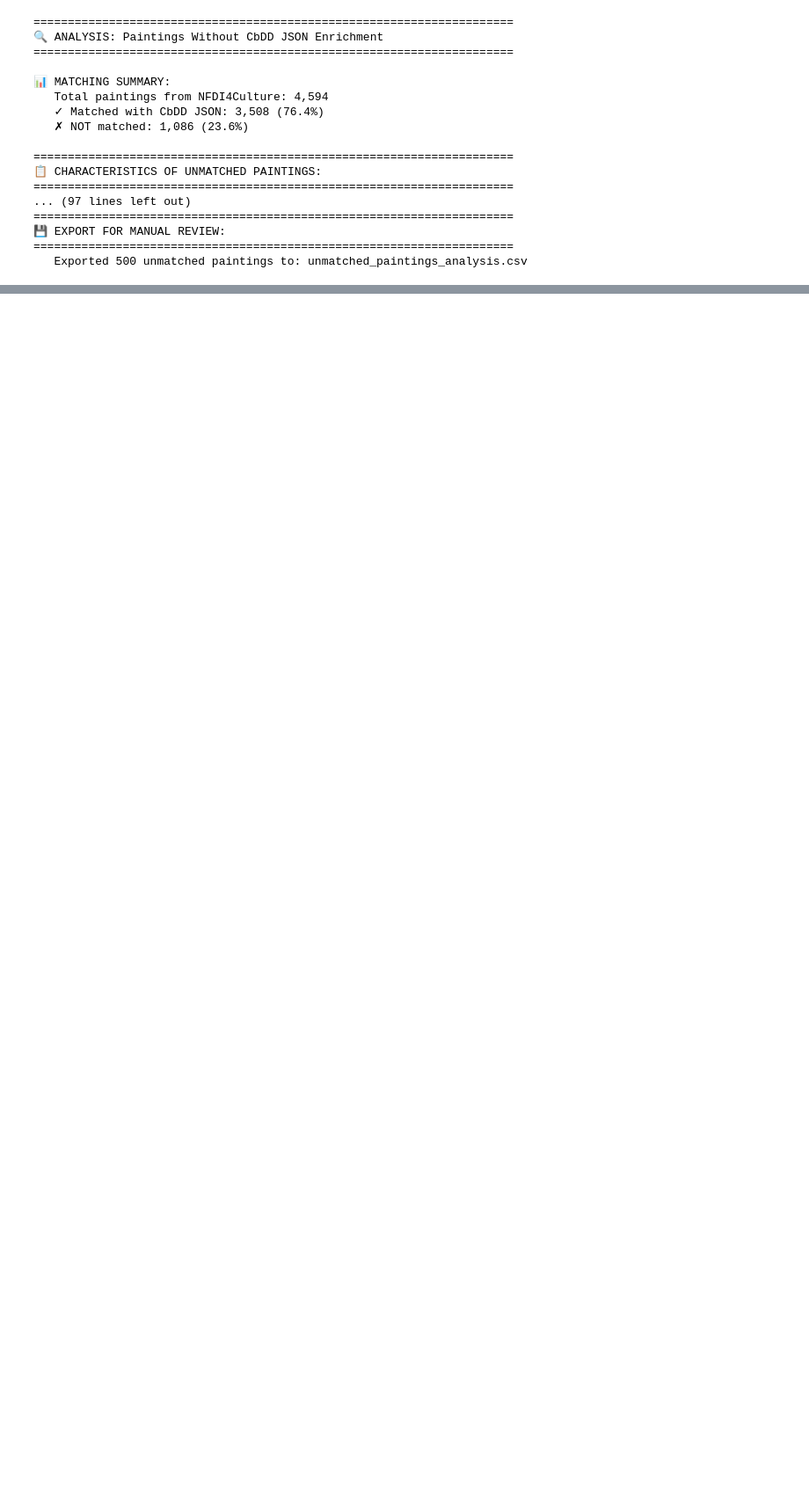
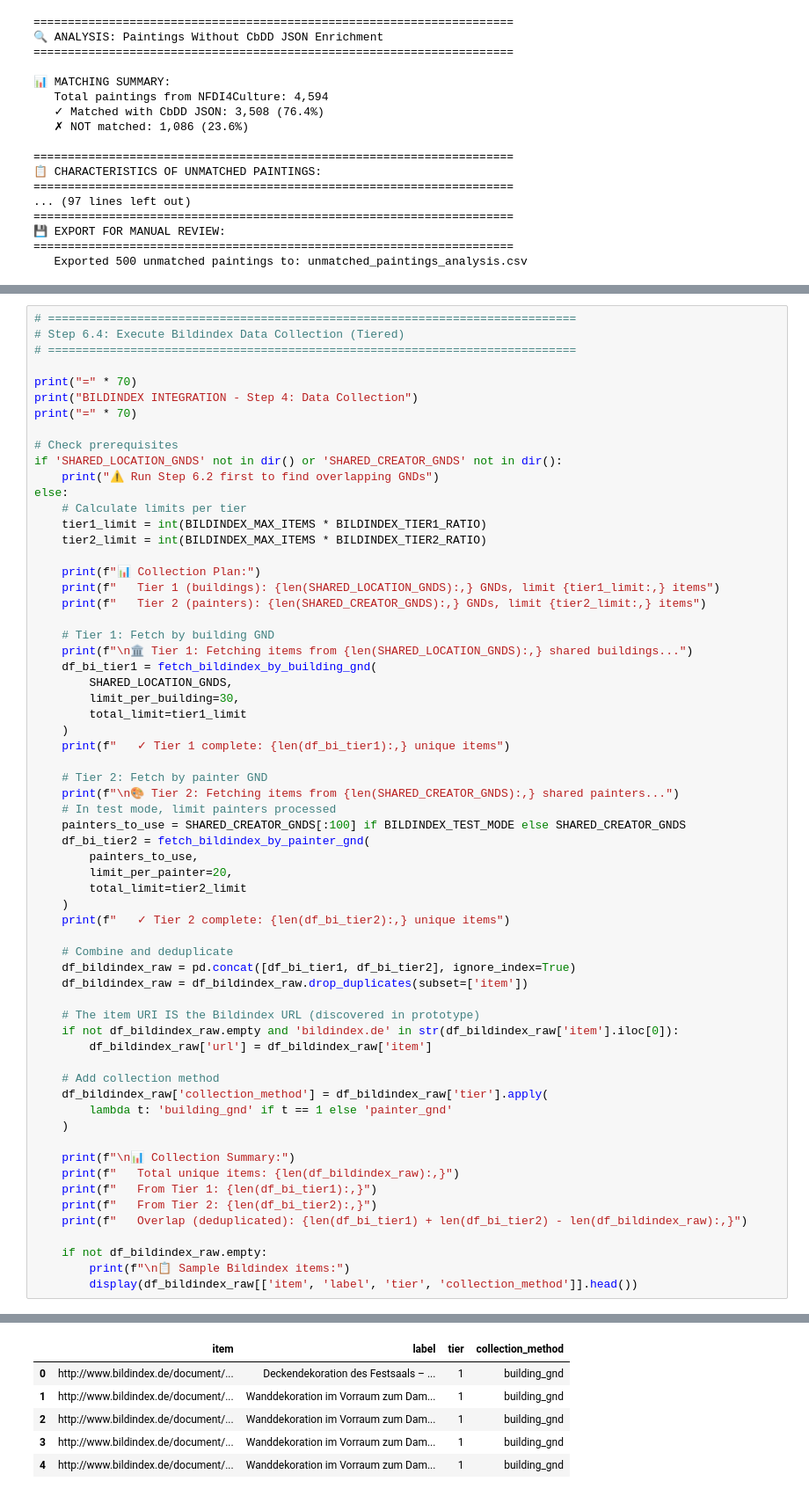
Before and after one commit to ThanosDrossos/DataStories, a Jupyter notebook: DataStory_Baroque.ipynb, the cells around one changed output, grey strips where cells are left out. Shown at 88% size. Saved outputs shown, nothing was run; the diff lists cells and outputs as text; blank space fills up the shorter version.

```diff
--- a/DataStory_Baroque.ipynb
+++ b/DataStory_Baroque.ipynb
@@ -4578,0 +5032,64 @@ else:
+# %%
+# =============================================================================
+# Step 6.4: Execute Bildindex Data Collection (Tiered)
+# =============================================================================
+
+print("=" * 70)
+print("BILDINDEX INTEGRATION - Step 4: Data Collection")
+print("=" * 70)
+
+# Check prerequisites
+if 'SHARED_LOCATION_GNDS' not in dir() or 'SHARED_CREATOR_GNDS' not in dir():
+    print("⚠ Run Step 6.2 first to find overlapping GNDs")
+else:
+    # Calculate limits per tier
+    tier1_limit = int(BILDINDEX_MAX_ITEMS * BILDINDEX_TIER1_RATIO)
+    tier2_limit = int(BILDINDEX_MAX_ITEMS * BILDINDEX_TIER2_RATIO)
+
+    print(f"📊 Collection Plan:")
+    print(f"   Tier 1 (buildings): {len(SHARED_LOCATION_GNDS):,} GNDs, limit {tier1_limit:,} items")
+    print(f"   Tier 2 (painters): {len(SHARED_CREATOR_GNDS):,} GNDs, limit {tier2_limit:,} items")
+
+    # Tier 1: Fetch by building GND
+    print(f"\n🏛️ Tier 1: Fetching items from {len(SHARED_LOCATION_GNDS):,} shared buildings...")
+    df_bi_tier1 = fetch_bildindex_by_building_gnd(
+        SHARED_LOCATION_GNDS,
+        limit_per_building=30,
+        total_limit=tier1_limit
+    )
+    print(f"   ✓ Tier 1 complete: {len(df_bi_tier1):,} unique items")
+
+    # Tier 2: Fetch by painter GND
+    print(f"\n🎨 Tier 2: Fetching items from {len(SHARED_CREATOR_GNDS):,} shared painters...")
+    # In test mode, limit painters processed
+    painters_to_use = SHARED_CREATOR_GNDS[:100] if BILDINDEX_TEST_MODE else SHARED_CREATOR_GNDS
+    df_bi_tier2 = fetch_bildindex_by_painter_gnd(
+        painters_to_use,
+        limit_per_painter=20,
+        total_limit=tier2_limit
+    )
+    print(f"   ✓ Tier 2 complete: {len(df_bi_tier2):,} unique items")
+
+    # Combine and deduplicate
+    df_bildindex_raw = pd.concat([df_bi_tier1, df_bi_tier2], ignore_index=True)
+    df_bildindex_raw = df_bildindex_raw.drop_duplicates(subset=['item'])
+
+    # The item URI IS the Bildindex URL (discovered in prototype)
+    if not df_bildindex_raw.empty and 'bildindex.de' in str(df_bildindex_raw['item'].iloc[0]):
+        df_bildindex_raw['url'] = df_bildindex_raw['item']
+
+    # Add collection method
+    df_bildindex_raw['collection_method'] = df_bildindex_raw['tier'].apply(
+        lambda t: 'building_gnd' if t == 1 else 'painter_gnd'
+    )
+
+    print(f"\n📊 Collection Summary:")
+    print(f"   Total unique items: {len(df_bildindex_raw):,}")
+    print(f"   From Tier 1: {len(df_bi_tier1):,}")
+    print(f"   From Tier 2: {len(df_bi_tier2):,}")
+    print(f"   Overlap (deduplicated): {len(df_bi_tier1) + len(df_bi_tier2) - len(df_bildindex_raw):,}")
+
+    if not df_bildindex_raw.empty:
+        print(f"\n📋 Sample Bildindex items:")
+        display(df_bildindex_raw[['item', 'label', 'tier', 'collection_method']].head())
+# %% [output]
@@ -4578,0 +5113,6 @@ else:
+|  | item | label | tier | collection_method |
+| 0 | http://www.bildindex.de/document/... | Deckendekoration des Festsaals – ... | 1 | building_gnd |
+| 1 | http://www.bildindex.de/document/... | Wanddekoration im Vorraum zum Dam... | 1 | building_gnd |
+| 2 | http://www.bildindex.de/document/... | Wanddekoration im Vorraum zum Dam... | 1 | building_gnd |
+| 3 | http://www.bildindex.de/document/... | Wanddekoration im Vorraum zum Dam... | 1 | building_gnd |
+| 4 | http://www.bildindex.de/document/... | Wanddekoration im Vorraum zum Dam... | 1 | building_gnd |
```
Also changed, not shown: parts of 24 cells of this notebook, 30 other files.
